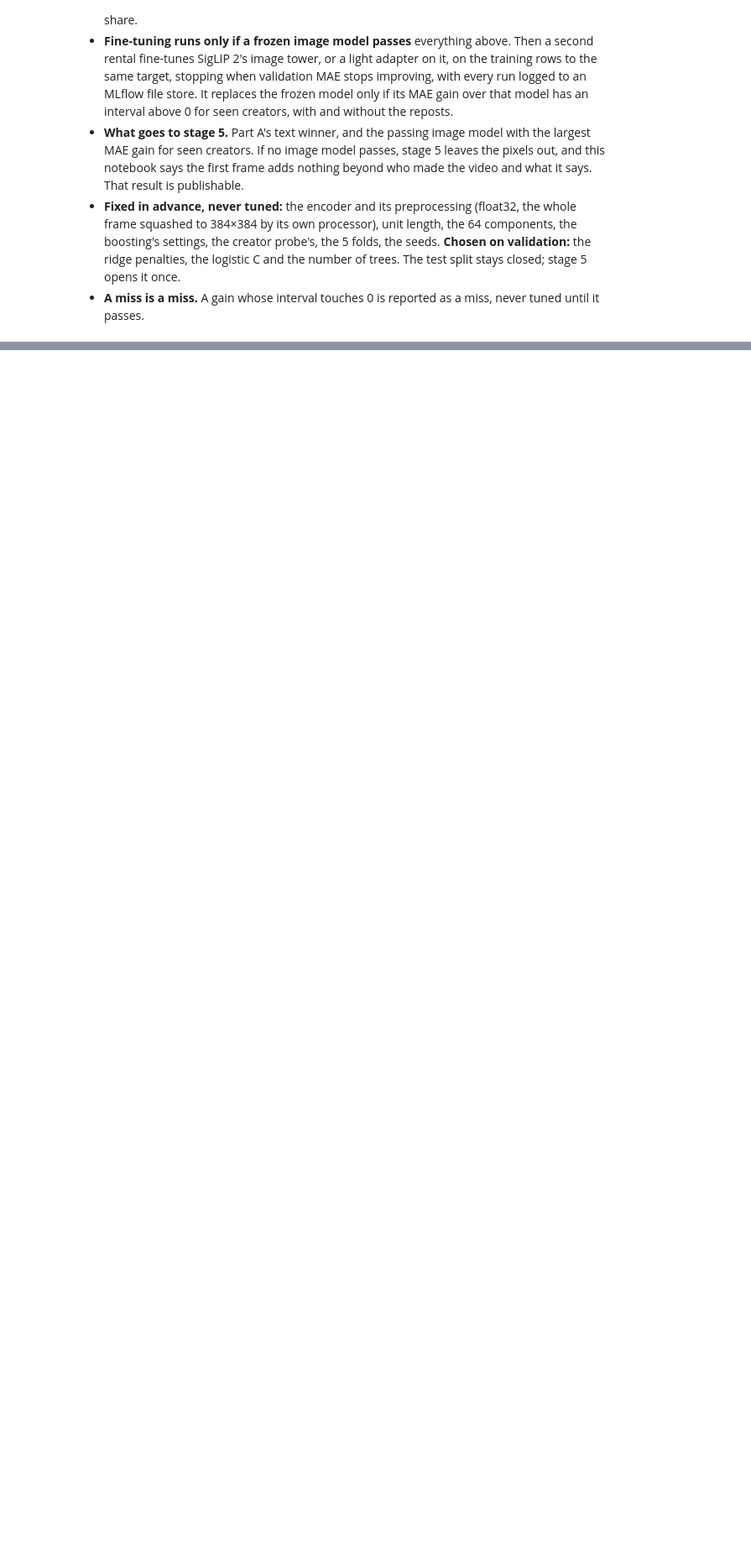
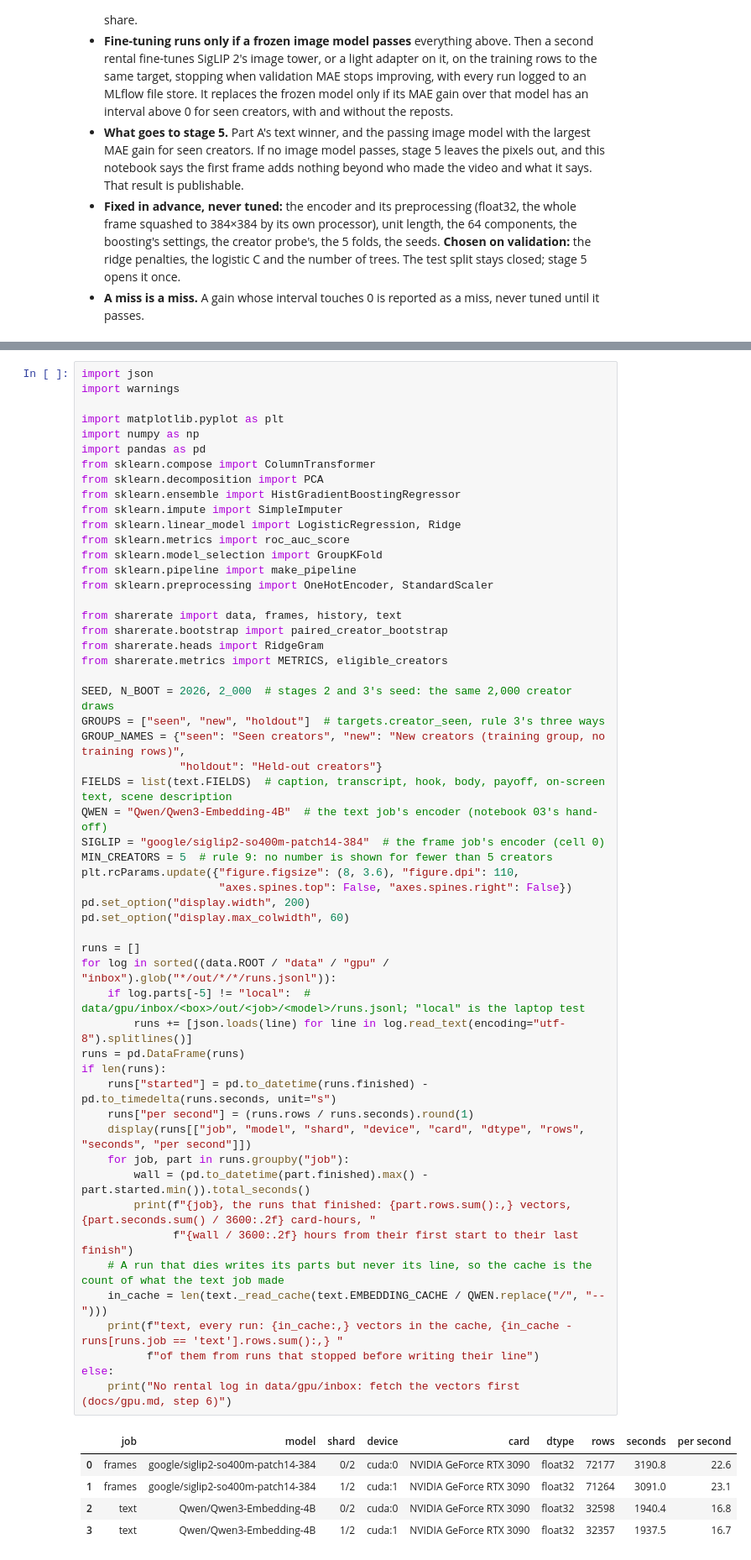
Before and after one commit to saricmilos/share-rate-prediction, a Jupyter notebook: notebooks/04_image.ipynb, the cells around one changed output, grey strips where cells are left out. Shown at 84% size. Drawn from its saved outputs; the diff is of its cells as text; blank space fills up the shorter version.

```diff
--- a/notebooks/04_image.ipynb
+++ b/notebooks/04_image.ipynb
@@ -108,0 +120,60 @@ is applied as written and never re-decided:
+# %%
+import json
+import warnings
+
+import matplotlib.pyplot as plt
+import numpy as np
+import pandas as pd
+from sklearn.compose import ColumnTransformer
+from sklearn.decomposition import PCA
+from sklearn.ensemble import HistGradientBoostingRegressor
+from sklearn.impute import SimpleImputer
+from sklearn.linear_model import LogisticRegression, Ridge
+from sklearn.metrics import roc_auc_score
+from sklearn.model_selection import GroupKFold
+from sklearn.pipeline import make_pipeline
+from sklearn.preprocessing import OneHotEncoder, StandardScaler
+
+from sharerate import data, frames, history, text
+from sharerate.bootstrap import paired_creator_bootstrap
+from sharerate.heads import RidgeGram
+from sharerate.metrics import METRICS, eligible_creators
+
+SEED, N_BOOT = 2026, 2_000  # stages 2 and 3's seed: the same 2,000 creator draws
+GROUPS = ["seen", "new", "holdout"]  # targets.creator_seen, rule 3's three ways
+GROUP_NAMES = {"seen": "Seen creators", "new": "New creators (training group, no training rows)",
+               "holdout": "Held-out creators"}
+FIELDS = list(text.FIELDS)  # caption, transcript, hook, body, payoff, on-screen text, scene description
+QWEN = "Qwen/Qwen3-Embedding-4B"  # the text job's encoder (notebook 03's hand-off)
+SIGLIP = "google/siglip2-so400m-patch14-384"  # the frame job's encoder (cell 0)
+MIN_CREATORS = 5  # rule 9: no number is shown for fewer than 5 creators
+plt.rcParams.update({"figure.figsize": (8, 3.6), "figure.dpi": 110,
+                     "axes.spines.top": False, "axes.spines.right": False})
+pd.set_option("display.width", 200)
+pd.set_option("display.max_colwidth", 60)
+
+runs = []
+for log in sorted((data.ROOT / "data" / "gpu" / "inbox").glob("*/out/*/*/runs.jsonl")):
+    if log.parts[-5] != "local":  # data/gpu/inbox/<box>/out/<job>/<model>/runs.jsonl; "local" is the laptop test
+        runs += [json.loads(line) for line in log.read_text(encoding="utf-8").splitlines()]
+runs = pd.DataFrame(runs)
+if len(runs):
+    runs["started"] = pd.to_datetime(runs.finished) - pd.to_timedelta(runs.seconds, unit="s")
+    runs["per second"] = (runs.rows / runs.seconds).round(1)
+    display(runs[["job", "model", "shard", "device", "card", "dtype", "rows", "seconds", "per second"]])
+    for job, part in runs.groupby("job"):
+        wall = (pd.to_datetime(part.finished).max() - part.started.min()).total_seconds()
+        print(f"{job}, the runs that finished: {part.rows.sum():,} vectors, {part.seconds.sum() / 3600:.2f} card-hours, "
+              f"{wall / 3600:.2f} hours from their first start to their last finish")
+    # A run that dies writes its parts but never its line, so the cache is the count of what the text job made
+    in_cache = len(text._read_cache(text.EMBEDDING_CACHE / QWEN.replace("/", "--")))
+    print(f"text, every run: {in_cache:,} vectors in the cache, {in_cache - runs[runs.job == 'text'].rows.sum():,} "
+          f"of them from runs that stopped before writing their line")
+else:
+    print("No rental log in data/gpu/inbox: fetch the vectors first (docs/gpu.md, step 6)")
+# %% [output]
+|  | job | model | shard | device | card | dtype | rows | seconds | per second |
+| 0 | frames | google/siglip2-so400m-patch14-384 | 0/2 | cuda:0 | NVIDIA GeForce RTX 3090 | float32 | 72177 | 3190.8 | 22.6 |
+| 1 | frames | google/siglip2-so400m-patch14-384 | 1/2 | cuda:1 | NVIDIA GeForce RTX 3090 | float32 | 71264 | 3091.0 | 23.1 |
+| 2 | text | Qwen/Qwen3-Embedding-4B | 0/2 | cuda:0 | NVIDIA GeForce RTX 3090 | float32 | 32598 | 1940.4 | 16.8 |
+| 3 | text | Qwen/Qwen3-Embedding-4B | 1/2 | cuda:1 | NVIDIA GeForce RTX 3090 | float32 | 32357 | 1937.5 | 16.7 |
```
Also changed, not shown: parts of 49 cells of this notebook.
